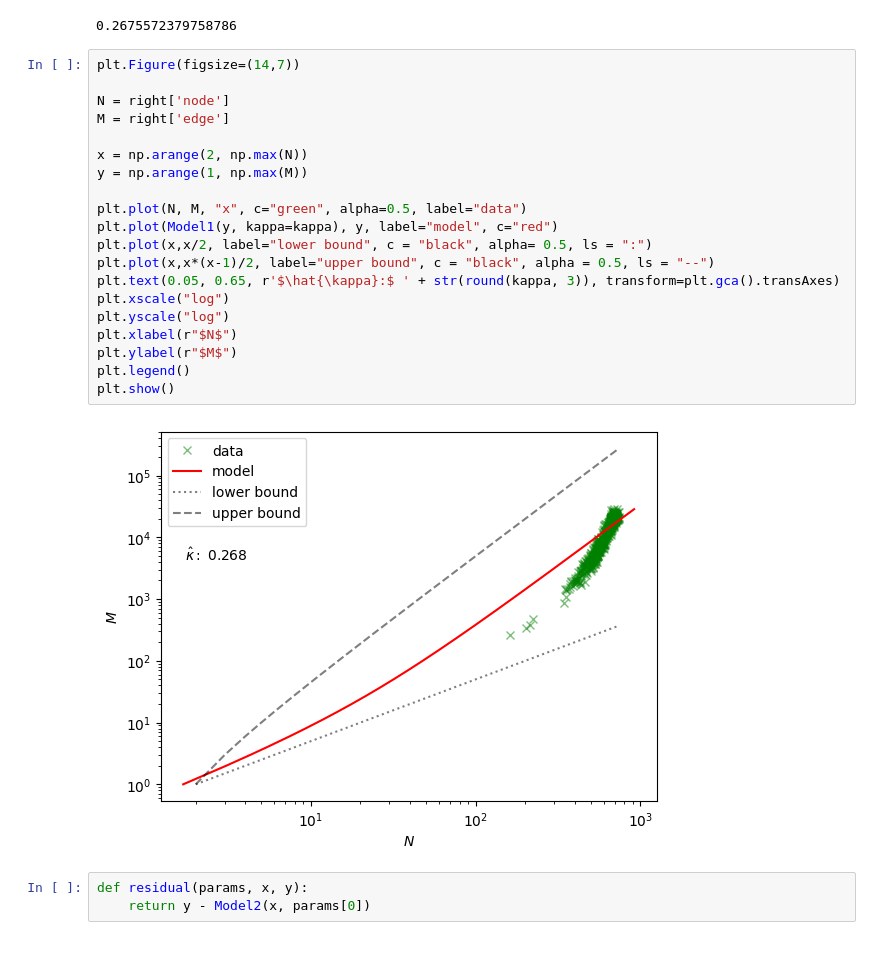
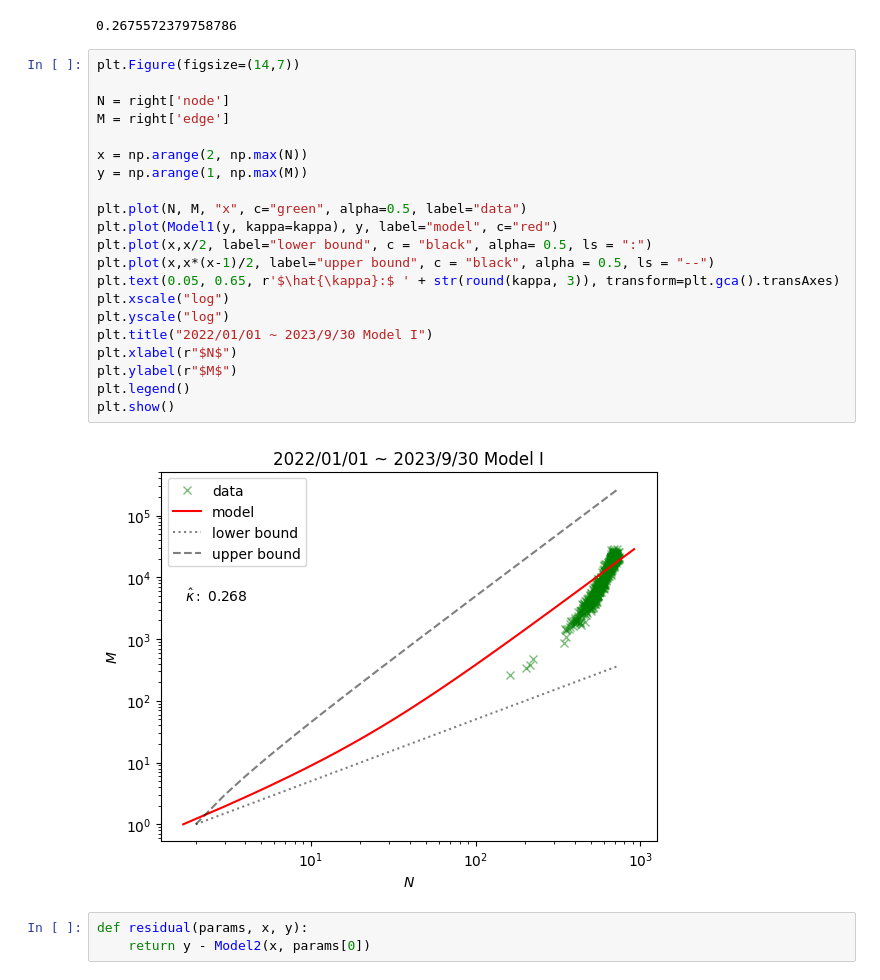
Before and after one commit to yiadka/mobility_scaling, a Jupyter notebook: notebooks/nmscaling_right.ipynb, the cells around one changed output. Cells and saved outputs as stored; diff of their text form; blank space fills up the shorter version.

```diff
--- a/notebooks/nmscaling_right.ipynb
+++ b/notebooks/nmscaling_right.ipynb
@@ -99,25 +99,26 @@ print(kappa)
 # %%
 plt.Figure(figsize=(14,7))
 
 N = right['node']
 M = right['edge']
 
 x = np.arange(2, np.max(N))
 y = np.arange(1, np.max(M))
 
 plt.plot(N, M, "x", c="green", alpha=0.5, label="data")
 plt.plot(Model1(y, kappa=kappa), y, label="model", c="red")
 plt.plot(x,x/2, label="lower bound", c = "black", alpha= 0.5, ls = ":")
 plt.plot(x,x*(x-1)/2, label="upper bound", c = "black", alpha = 0.5, ls = "--")
 plt.text(0.05, 0.65, r'$\hat{\kappa}:$ ' + str(round(kappa, 3)), transform=plt.gca().transAxes)
 plt.xscale("log")
 plt.yscale("log")
+plt.title("2022/01/01 ~ 2023/9/30 Model I")
 plt.xlabel(r"$N$")
 plt.ylabel(r"$M$")
 plt.legend()
 plt.show()
 # %% [output]
-[figure, old version]
+[figure, new version]
 # %%
 def residual(params, x, y):
     return y - Model2(x, params[0])
```
Also changed, not shown: parts of 8 cells of this notebook, 3 other files.
